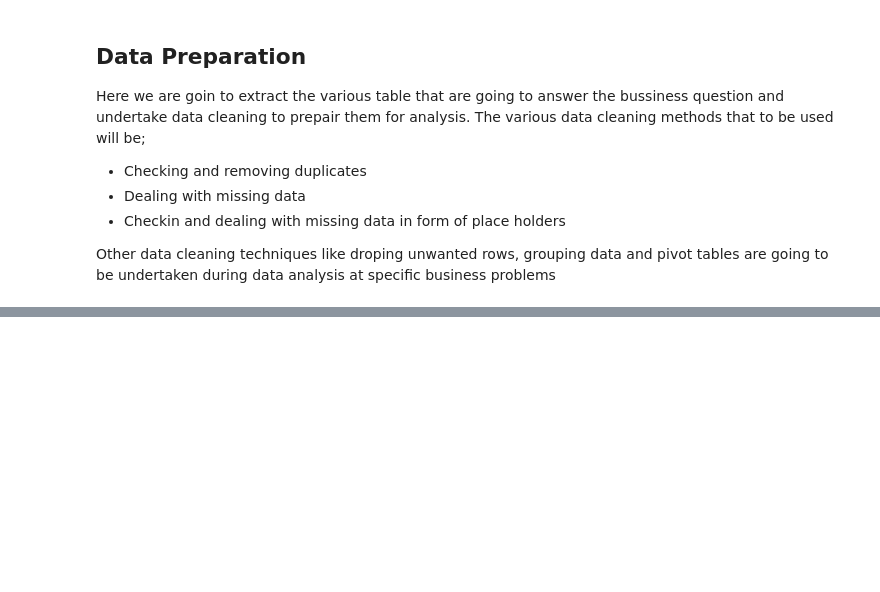
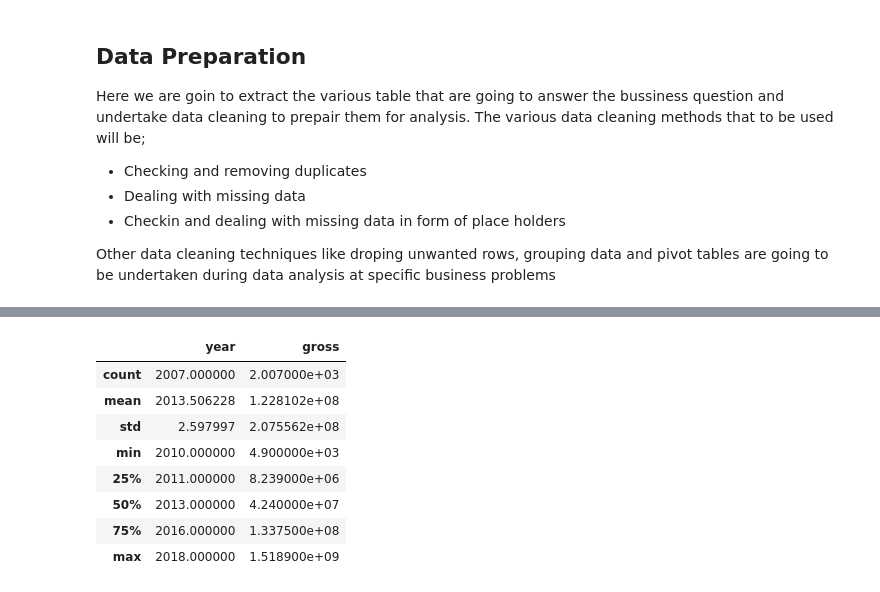
Before and after one commit to sha-ddie/Movies-Exploratory-Analysis, a Jupyter notebook: Student.ipynb, the cells around one changed output, grey strips where cells are left out. Drawn from its saved outputs; the diff is of its cells as text; code cells hidden in the pictures; blank space fills up the shorter version.

```diff
--- a/Student.ipynb
+++ b/Student.ipynb
@@ -66,0 +133,11 @@ Other data cleaning techniques like droping unwanted rows, grouping data and piv
+# %%
+# Dealing with the missing values, by droping the missing values in both `domestic_gross` and `foreign_gross` columns
+
+#Droping rows with missing data in the `foreign_gross` and `domestic_gross` columns
+movie_gross.dropna( inplace=True)
+# %%
+#converting the foreign_gross column into float dtype  by removing the ',' characters and coersing to float
+movie_gross.foreign_gross = movie_gross.foreign_gross.map( lambda x: float(x.replace(',','')))
+
+#confirming the above steps
+movie_gross.info()
@@ -66,0 +157,7 @@ Other data cleaning techniques like droping unwanted rows, grouping data and piv
+# %%
+#we create a new coulmn called gross = domestic_gross + foreign_gross
+
+movie_gross['gross']=movie_gross.domestic_gross + movie_gross.foreign_gross
+
+# dropping the old columns
+movie_gross.drop(['domestic_gross','foreign_gross'], axis=1, inplace= True)
@@ -66,0 +191,13 @@ Other data cleaning techniques like droping unwanted rows, grouping data and piv
+# %%
+# Examining the various descriptive statistics of the movie_gross dataset
+movie_gross.describe()
+# %% [output]
+|  | year | gross |
+| count | 2007.000000 | 2.007000e+03 |
+| mean | 2013.506228 | 1.228102e+08 |
+| std | 2.597997 | 2.075562e+08 |
+| min | 2010.000000 | 4.900000e+03 |
+| 25% | 2011.000000 | 8.239000e+06 |
+| 50% | 2013.000000 | 4.240000e+07 |
+| 75% | 2016.000000 | 1.337500e+08 |
+| max | 2018.000000 | 1.518900e+09 |
```
Also changed, not shown: parts of 16 cells of this notebook.
